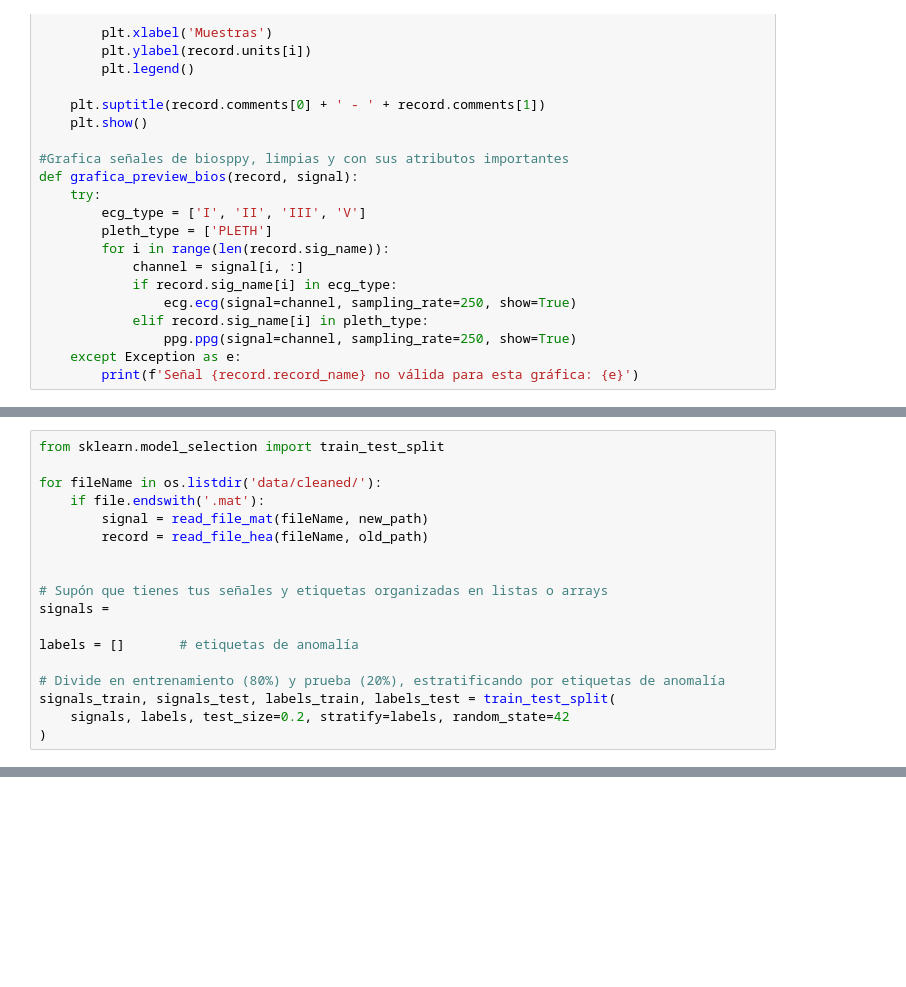
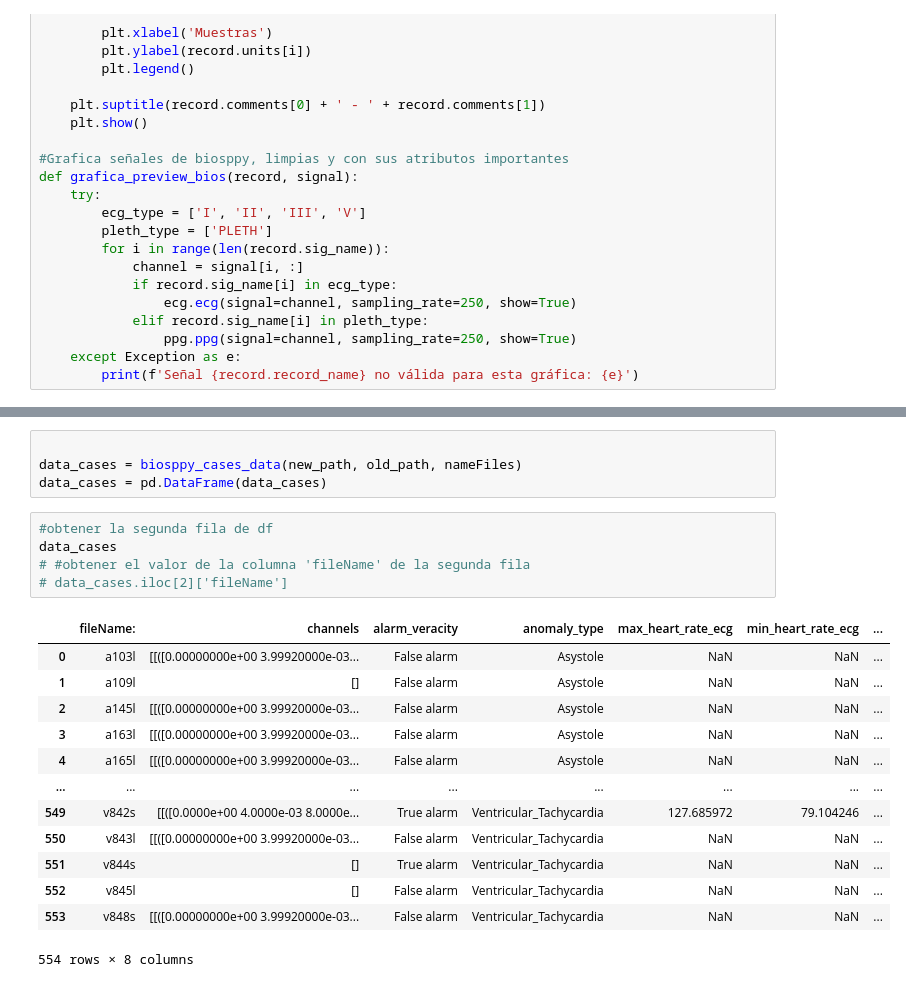
Before and after one commit to vynzk/UCIprojA-main, a Jupyter notebook: inform4.ipynb, the cells around one changed output, grey strips where cells are left out. Cells and saved outputs as stored; diff of their text form; blank space fills up the shorter version.

```diff
--- a/inform4.ipynb
+++ b/inform4.ipynb
@@ -503,18 +459,0 @@ Pasos a seguir:
-# %%
-from sklearn.model_selection import train_test_split
-
-for fileName in os.listdir('data/cleaned/'):
-    if file.endswith('.mat'):
-        signal = read_file_mat(fileName, new_path)
-        record = read_file_hea(fileName, old_path)
-
-
-# Supón que tienes tus señales y etiquetas organizadas en listas o arrays
-signals =
-
-labels = []       # etiquetas de anomalía
-
-# Divide en entrenamiento (80%) y prueba (20%), estratificando por etiquetas de anomalía
-signals_train, signals_test, labels_train, labels_test = train_test_split(
-    signals, labels, test_size=0.2, stratify=labels, random_state=42
-)
@@ -520,0 +578,23 @@ signals_train, signals_test, labels_train, labels_test = train_test_split(
+# %%
+
+data_cases = biosppy_cases_data(new_path, old_path, nameFiles)
+data_cases = pd.DataFrame(data_cases)
+# %%
+#obtener la segunda fila de df
+data_cases
+# #obtener el valor de la columna 'fileName' de la segunda fila
+# data_cases.iloc[2]['fileName']
+# %% [output]
+|  | fileName: | channels | alarm_veracity | anomaly_type | max_heart_rate_ecg | min_heart_rate_ecg | ... |
+| 0 | a103l | [[([0.00000000e+00 3.99920000e-03... | False alarm | Asystole | NaN | NaN | ... |
+| 1 | a109l | [] | False alarm | Asystole | NaN | NaN | ... |
+| 2 | a145l | [[([0.00000000e+00 3.99920000e-03... | False alarm | Asystole | NaN | NaN | ... |
+| 3 | a163l | [[([0.00000000e+00 3.99920000e-03... | False alarm | Asystole | NaN | NaN | ... |
+| 4 | a165l | [[([0.00000000e+00 3.99920000e-03... | False alarm | Asystole | NaN | NaN | ... |
+| ... | ... | ... | ... | ... | ... | ... | ... |
+| 549 | v842s | [[([0.0000e+00 4.0000e-03 8.0000e... | True alarm | Ventricular_Tachycardia | 127.685972 | 79.104246 | ... |
+| 550 | v843l | [[([0.00000000e+00 3.99920000e-03... | False alarm | Ventricular_Tachycardia | NaN | NaN | ... |
+| 551 | v844s | [] | True alarm | Ventricular_Tachycardia | NaN | NaN | ... |
+| 552 | v845l | [] | False alarm | Ventricular_Tachycardia | NaN | NaN | ... |
+| 553 | v848s | [[([0.00000000e+00 3.99920000e-03... | False alarm | Ventricular_Tachycardia | NaN | NaN | ... |
+554 rows × 8 columns
```
Also changed, not shown: parts of 24 cells of this notebook.
